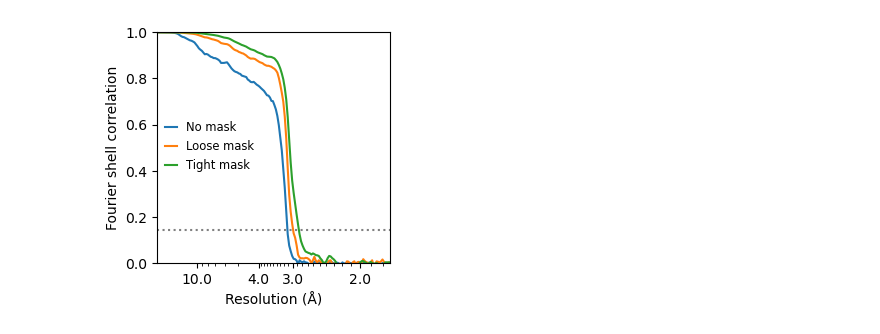
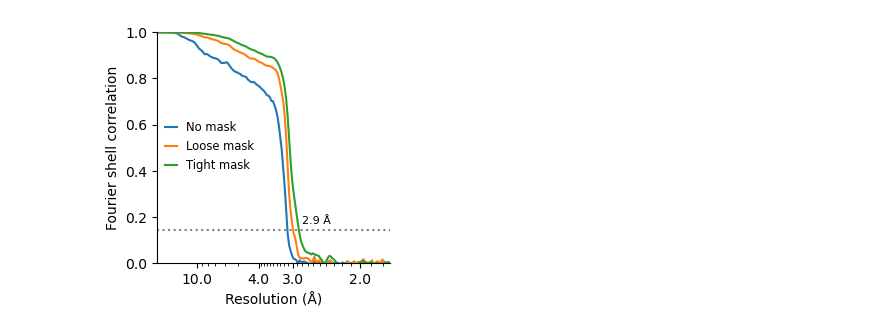
Before and after one commit to DasLab/RNA_multimer_2024, a Jupyter notebook: cryoEM_analysis/plot_fsc.ipynb, the cells around one changed output. Cells and saved outputs as stored; diff of their text form; code cells hidden in the pictures.

Commit message:
More EM data added

```diff
--- a/cryoEM_analysis/plot_fsc.ipynb
+++ b/cryoEM_analysis/plot_fsc.ipynb
@@ -29,13 +32,14 @@ def plot_fsc(box_size,original_box_size,pixel_size,fsc_file):
-# %%
-box_size = 320
-original_box_size = 320
-pixel_size = 0.86
-fsc_file = 'data/raiA_FSC.csv'
-plot_fsc(box_size,original_box_size,pixel_size,fsc_file)
-plt.savefig('raiA_FSC.svg',dpi=400, bbox_inches="tight", transparent=True)
-plt.savefig('raiA_FSC.png',dpi=400, bbox_inches="tight", transparent=True)
-# %% [output]
-[figure, removed]
+# %%
+box_size = 320
+original_box_size = 320
+pixel_size = 0.86
+res = 2.9
+fsc_file = 'data/raiA_FSC.csv'
+plot_fsc(box_size,original_box_size,pixel_size,fsc_file,res)
+plt.savefig('raiA_FSC.svg',dpi=400, bbox_inches="tight", transparent=True)
+plt.savefig('raiA_FSC.png',dpi=400, bbox_inches="tight", transparent=True)
+# %% [output]
+[figure, added]
 # %%
 box_size = 240
 original_box_size = 360
```
Also changed, not shown: parts of 5 cells of this notebook, 16 other files.
